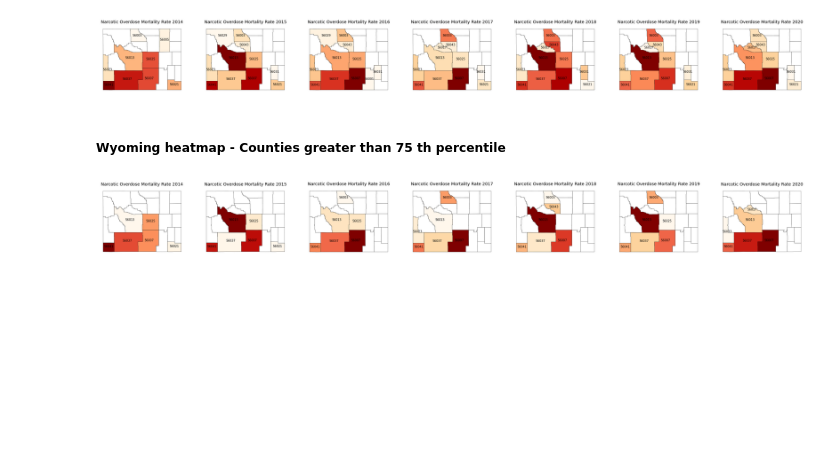
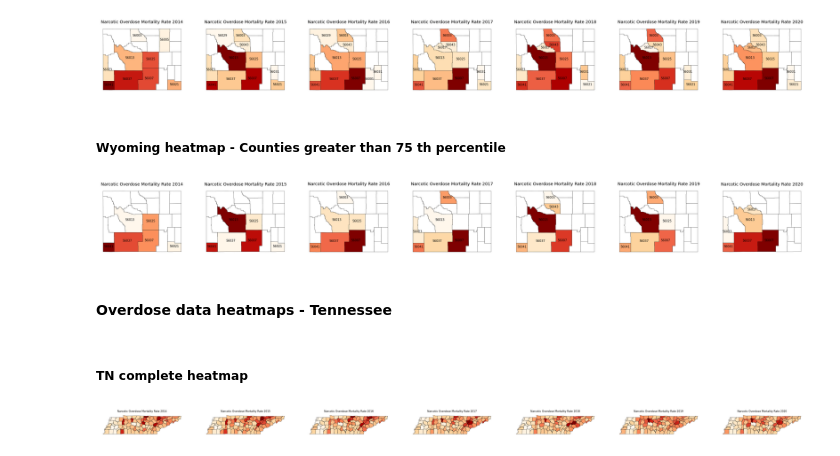
Before and after one commit to hashansl/modeling-ideas, a Jupyter notebook: overdose mapping/overdose deaths analysis.ipynb, the cells around one changed output. Drawn from its saved outputs; the diff is of its cells as text; code cells hidden in the pictures; blank space fills up the shorter version.

```diff
--- a/overdose mapping/overdose deaths analysis.ipynb
+++ b/overdose mapping/overdose deaths analysis.ipynb
@@ -125,3 +125,21 @@ for i, year in enumerate(range(2014, 2021)):
 plt.show()
 # %% [output]
 [figure]
+# %% [markdown]
+#### Overdose data heatmaps - Tennessee
+# %%
+overdose_data_tn = overdose_data[overdose_data['State Abbreviation'] == 'TN']
+# %% [markdown]
+##### TN complete heatmap
+# %%
+# plot above plot for Narcotic Overdose Mortality Rate 2014, Narcotic Overdose Mortality Rate 2015, Narcotic Overdose Mortality Rate 2016, Narcotic Overdose Mortality Rate 2017, Narcotic Overdose Mortality Rate 2018, Narcotic Overdose Mortality Rate 2019, and Narcotic Overdose Mortality Rate 2020
+fig, ax = plt.subplots(1, 7, figsize=(30, 30))
+
+for i, year in enumerate(range(2014, 2021)):
+    overdose_data_tn.plot(column=f'Narcotic Overdose Mortality Rate {year}', legend=False, cmap='OrRd', edgecolor='black', linewidth=0.3, ax=ax.flatten()[i])
+    ax.flatten()[i].set_title(f'Narcotic Overdose Mortality Rate {year}', fontsize=6)
+    ax.flatten()[i].axis('off')
+
+plt.show()
+# %% [output]
+[figure, added]
```
Also changed, not shown: parts of 4 cells of this notebook.
